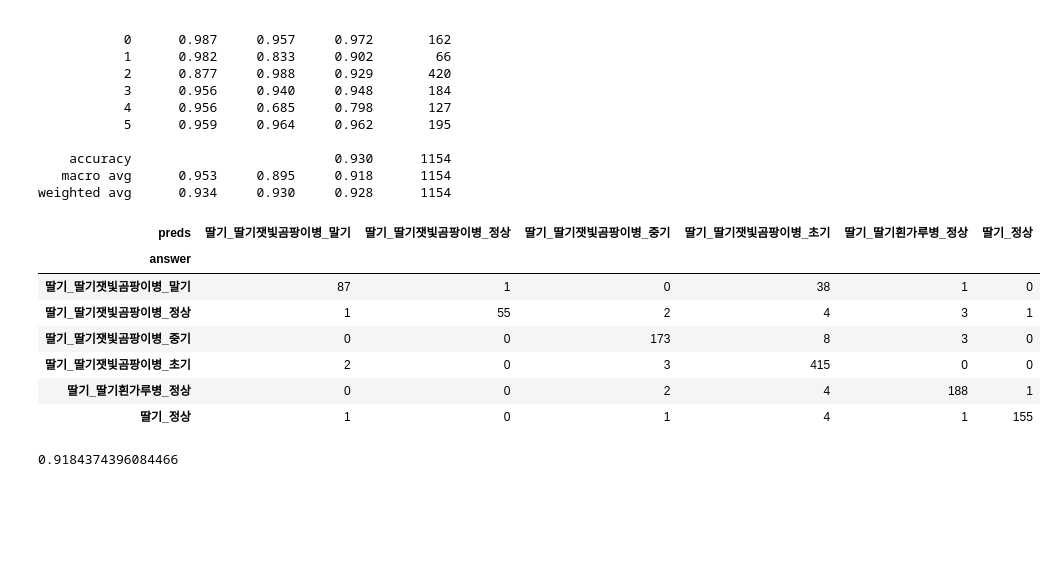
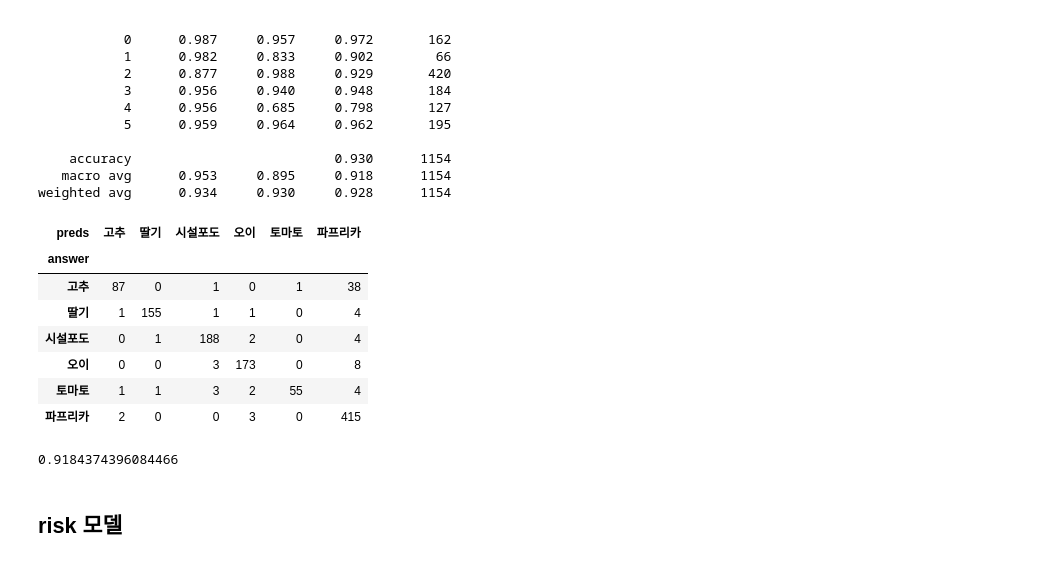
Before and after one commit to ByeonggeonGo/Dacon_tabular_img_classification_model, a Jupyter notebook: compare_XGB_img_risk_crop_dc_all_model.ipynb, the cells around one changed output. Cells and saved outputs as stored; diff of their text form; code cells hidden in the pictures; blank space fills up the shorter version.

```diff
--- a/compare_XGB_img_risk_crop_dc_all_model.ipynb
+++ b/compare_XGB_img_risk_crop_dc_all_model.ipynb
@@ -368,6 +368,9 @@ Wall time: 1min 41s
 # 파라미터 조정
 y_all = label_crop
 cnn_out_dim = 1280
+description = crop_label_description
+decoder = crop_label_decoder
+nclass = len(description)
 # %%
 X, X_test, y, y_test = train_test_split(train_x_feature, y_all, test_size=0.2, shuffle= True,stratify=y_all)
 X = da.array(X).rechunk((1000,cnn_out_dim))
@@ -389,7 +392,7 @@ if __name__ == "__main__":
             params = {"verbosity": 0,
             "tree_method": "hist",
             "objective": 'multi:softmax',
-            "num_class":6,
+            "num_class":nclass,
             }
 
             output = xgb.dask.train(
@@ -444,22 +447,24 @@ print(metrics.classification_report(y_test, y_pred, digits=3))
    macro avg      0.953     0.895     0.918      1154
 weighted avg      0.934     0.930     0.928      1154
 # %%
-answer = np.array([label_description[ensemble_label_decoder[int(val)]] for val in y_test])
-predss = np.array([label_description[ensemble_label_decoder[int(val)]] for val in y_pred])
+answer = np.array([description[decoder[int(val)]] for val in y_test])
+predss = np.array([description[decoder[int(val)]] for val in y_pred])
 
 new_crosstab = pd.crosstab(answer, predss, rownames=['answer'], colnames=['preds'])
 new_crosstab
 # %% [output]
-| preds | 딸기_딸기잿빛곰팡이병_말기 | 딸기_딸기잿빛곰팡이병_정상 | 딸기_딸기잿빛곰팡이병_중기 | 딸기_딸기잿빛곰팡이병_초기 | 딸기_딸기흰가루병_정상 | 딸기_정상 |
+| preds | 고추 | 딸기 | 시설포도 | 오이 | 토마토 | 파프리카 |
 | answer |  |  |  |  |  |  |
-| 딸기_딸기잿빛곰팡이병_말기 | 87 | 1 | 0 | 38 | 1 | 0 |
-| 딸기_딸기잿빛곰팡이병_정상 | 1 | 55 | 2 | 4 | 3 | 1 |
-| 딸기_딸기잿빛곰팡이병_중기 | 0 | 0 | 173 | 8 | 3 | 0 |
-| 딸기_딸기잿빛곰팡이병_초기 | 2 | 0 | 3 | 415 | 0 | 0 |
-| 딸기_딸기흰가루병_정상 | 0 | 0 | 2 | 4 | 188 | 1 |
-| 딸기_정상 | 1 | 0 | 1 | 4 | 1 | 155 |
+| 고추 | 87 | 0 | 1 | 0 | 1 | 38 |
+| 딸기 | 1 | 155 | 1 | 1 | 0 | 4 |
+| 시설포도 | 0 | 1 | 188 | 2 | 0 | 4 |
+| 오이 | 0 | 0 | 3 | 173 | 0 | 8 |
+| 토마토 | 1 | 1 | 3 | 2 | 55 | 4 |
+| 파프리카 | 2 | 0 | 0 | 3 | 0 | 415 |
 # %%
 from sklearn.metrics import f1_score
 f1_score(y_test, y_pred,average='macro')
 # %% [output]
 0.9184374396084466
+# %% [markdown]
+## risk 모델
```
Also changed, not shown: parts of 21 cells of this notebook.
